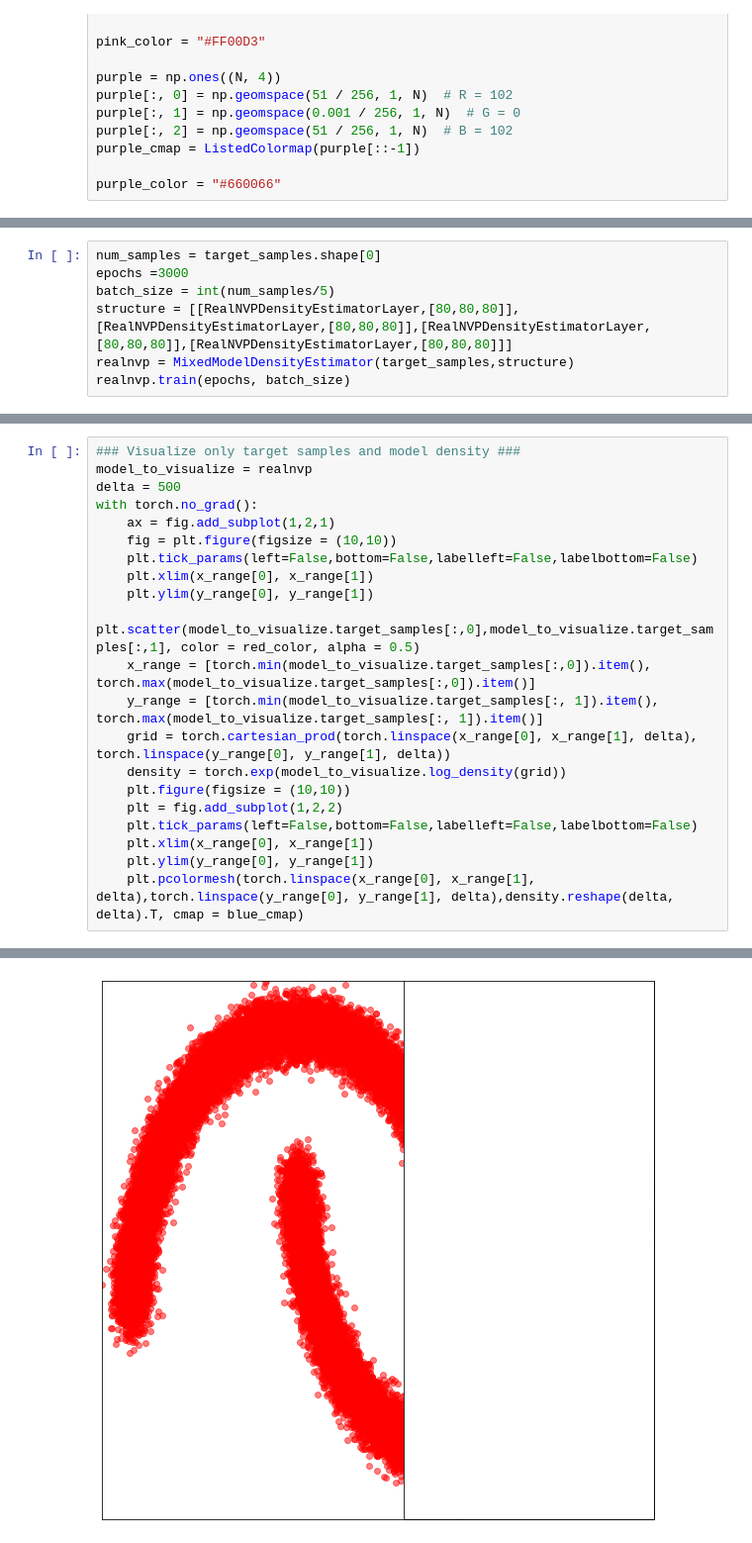
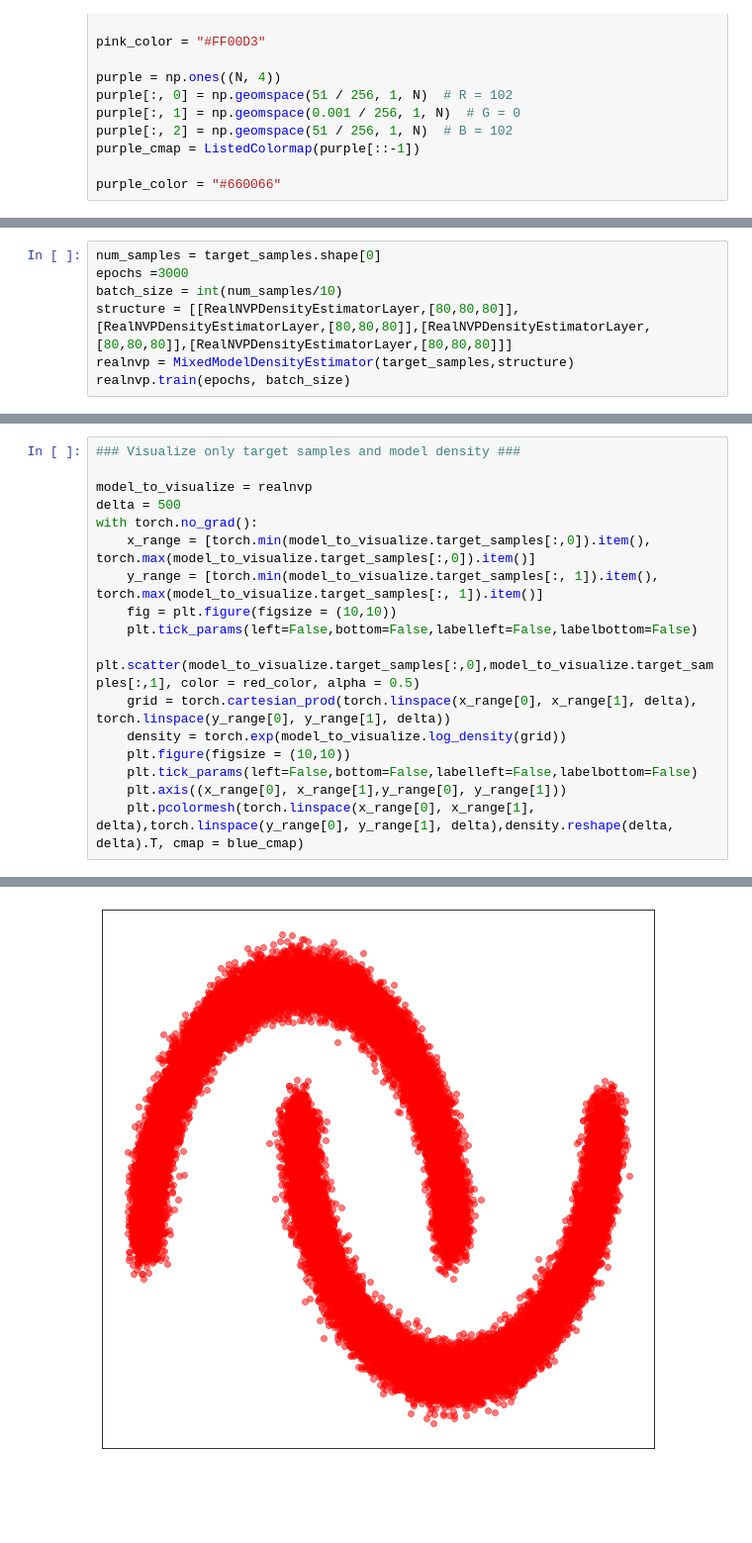
Before and after one commit to ElouanARGOUARCH/Normalizing_Flows, a Jupyter notebook: experiments/Mixed Models _ Two Moons.ipynb, the cells around one changed output, grey strips where cells are left out. Shown at 99% size. Drawn from its saved outputs; the diff is of its cells as text; blank space fills up the shorter version.

```diff
--- a/experiments/Mixed Models _ Two Moons.ipynb
+++ b/experiments/Mixed Models _ Two Moons.ipynb
@@ -77,7 +77,7 @@ p, target_log_density, target_samples = target.get_target()
 # %%
 num_samples = target_samples.shape[0]
 epochs =3000
-batch_size = int(num_samples/5)
+batch_size = int(num_samples/10)
 structure = [[RealNVPDensityEstimatorLayer,[80,80,80]],[RealNVPDensityEstimatorLayer,[80,80,80]],[RealNVPDensityEstimatorLayer,[80,80,80]],[RealNVPDensityEstimatorLayer,[80,80,80]]]
 realnvp = MixedModelDensityEstimator(target_samples,structure)
 realnvp.train(epochs, batch_size)
@@ -178,22 +176,18 @@ Text(0.5, 1.0, '$Q$ Density')
 # %%
 ### Visualize only target samples and model density ###
+
 model_to_visualize = realnvp
 delta = 500
 with torch.no_grad():
-    ax = fig.add_subplot(1,2,1)
+    x_range = [torch.min(model_to_visualize.target_samples[:,0]).item(), torch.max(model_to_visualize.target_samples[:,0]).item()]
+    y_range = [torch.min(model_to_visualize.target_samples[:, 1]).item(), torch.max(model_to_visualize.target_samples[:, 1]).item()]
     fig = plt.figure(figsize = (10,10))
     plt.tick_params(left=False,bottom=False,labelleft=False,labelbottom=False)
-    plt.xlim(x_range[0], x_range[1])
-    plt.ylim(y_range[0], y_range[1])
     plt.scatter(model_to_visualize.target_samples[:,0],model_to_visualize.target_samples[:,1], color = red_color, alpha = 0.5)
-    x_range = [torch.min(model_to_visualize.target_samples[:,0]).item(), torch.max(model_to_visualize.target_samples[:,0]).item()]
-    y_range = [torch.min(model_to_visualize.target_samples[:, 1]).item(), torch.max(model_to_visualize.target_samples[:, 1]).item()]
     grid = torch.cartesian_prod(torch.linspace(x_range[0], x_range[1], delta), torch.linspace(y_range[0], y_range[1], delta))
     density = torch.exp(model_to_visualize.log_density(grid))
     plt.figure(figsize = (10,10))
-    plt = fig.add_subplot(1,2,2)
     plt.tick_params(left=False,bottom=False,labelleft=False,labelbottom=False)
-    plt.xlim(x_range[0], x_range[1])
-    plt.ylim(y_range[0], y_range[1])
+    plt.axis((x_range[0], x_range[1],y_range[0], y_range[1]))
     plt.pcolormesh(torch.linspace(x_range[0], x_range[1], delta),torch.linspace(y_range[0], y_range[1], delta),density.reshape(delta, delta).T, cmap = blue_cmap)
 # %% [output]
@@ -201 +194 @@ AttributeError: 'AxesSubplot' object has no attribute 'xlim'
-[figure, old version]
+[figure, new version]
```
Also changed, not shown: parts of 7 cells of this notebook, 7 other files.
